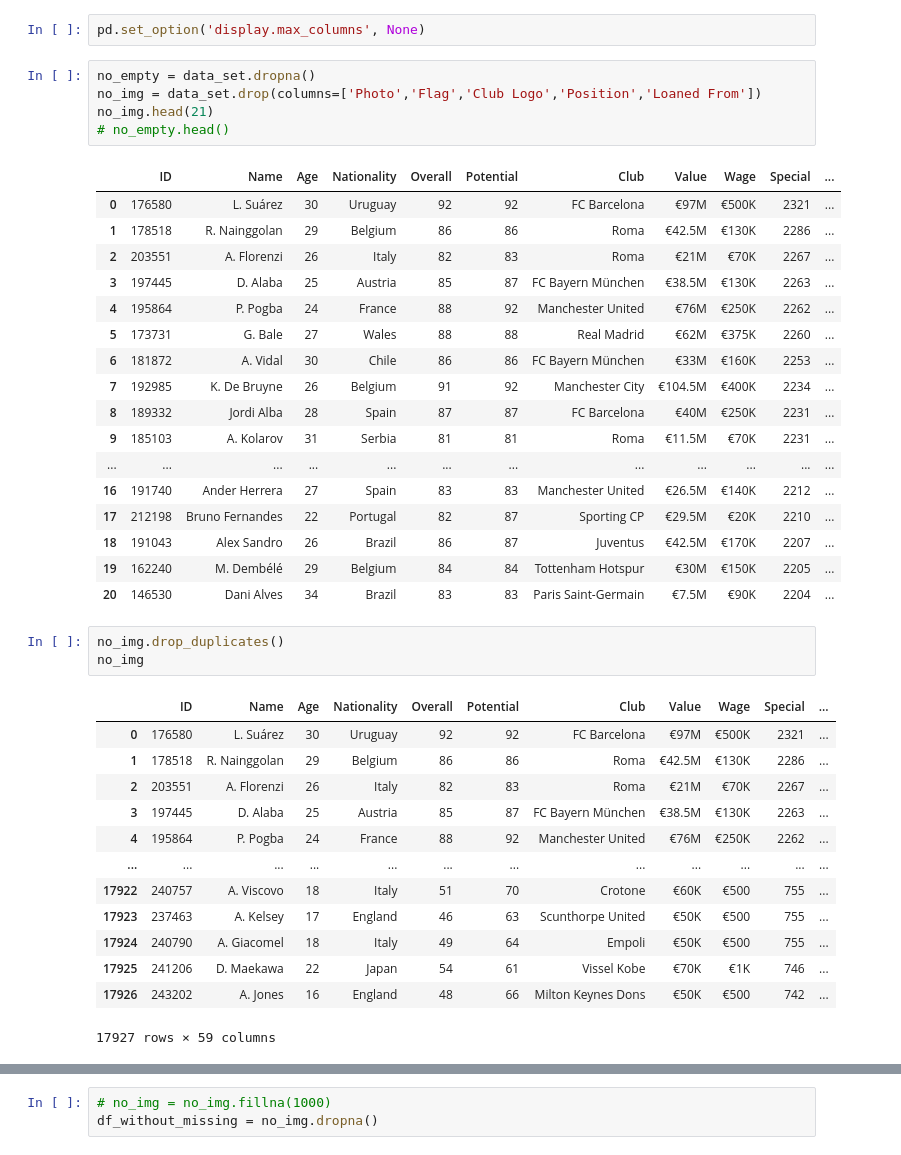
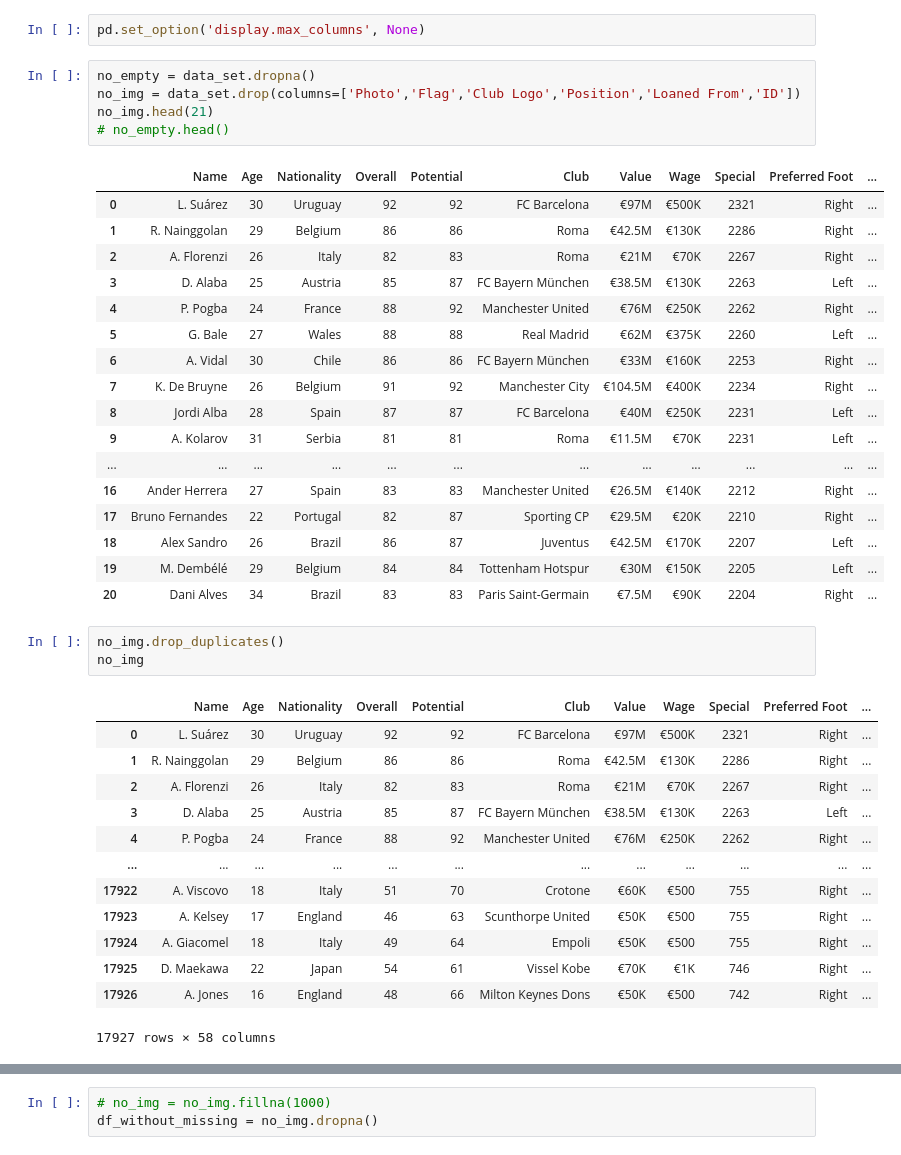
Before and after one commit to its4nas/Data-Mining, a Jupyter notebook: HW 1/HW1.ipynb, the cells around one changed output, grey strips where cells are left out. Drawn from its saved outputs; the diff is of its cells as text.

```diff
--- a/HW 1/HW1.ipynb
+++ b/HW 1/HW1.ipynb
@@ -19,44 +19,44 @@ data_set.head(10)
 pd.set_option('display.max_columns', None)
 # %%
 no_empty = data_set.dropna()
-no_img = data_set.drop(columns=['Photo','Flag','Club Logo','Position','Loaned From'])
+no_img = data_set.drop(columns=['Photo','Flag','Club Logo','Position','Loaned From','ID'])
 no_img.head(21)
 # no_empty.head()
 # %% [output]
-|  | ID | Name | Age | Nationality | Overall | Potential | Club | Value | Wage | Special | ... |
-| 0 | 176580 | L. Suárez | 30 | Uruguay | 92 | 92 | FC Barcelona | €97M | €500K | 2321 | ... |
-| 1 | 178518 | R. Nainggolan | 29 | Belgium | 86 | 86 | Roma | €42.5M | €130K | 2286 | ... |
-| 2 | 203551 | A. Florenzi | 26 | Italy | 82 | 83 | Roma | €21M | €70K | 2267 | ... |
-| 3 | 197445 | D. Alaba | 25 | Austria | 85 | 87 | FC Bayern München | €38.5M | €130K | 2263 | ... |
-| 4 | 195864 | P. Pogba | 24 | France | 88 | 92 | Manchester United | €76M | €250K | 2262 | ... |
-| 5 | 173731 | G. Bale | 27 | Wales | 88 | 88 | Real Madrid | €62M | €375K | 2260 | ... |
-| 6 | 181872 | A. Vidal | 30 | Chile | 86 | 86 | FC Bayern München | €33M | €160K | 2253 | ... |
-| 7 | 192985 | K. De Bruyne | 26 | Belgium | 91 | 92 | Manchester City | €104.5M | €400K | 2234 | ... |
-| 8 | 189332 | Jordi Alba | 28 | Spain | 87 | 87 | FC Barcelona | €40M | €250K | 2231 | ... |
-| 9 | 185103 | A. Kolarov | 31 | Serbia | 81 | 81 | Roma | €11.5M | €70K | 2231 | ... |
+|  | Name | Age | Nationality | Overall | Potential | Club | Value | Wage | Special | Preferred Foot | ... |
+| 0 | L. Suárez | 30 | Uruguay | 92 | 92 | FC Barcelona | €97M | €500K | 2321 | Right | ... |
+| 1 | R. Nainggolan | 29 | Belgium | 86 | 86 | Roma | €42.5M | €130K | 2286 | Right | ... |
+| 2 | A. Florenzi | 26 | Italy | 82 | 83 | Roma | €21M | €70K | 2267 | Right | ... |
+| 3 | D. Alaba | 25 | Austria | 85 | 87 | FC Bayern München | €38.5M | €130K | 2263 | Left | ... |
+| 4 | P. Pogba | 24 | France | 88 | 92 | Manchester United | €76M | €250K | 2262 | Right | ... |
+| 5 | G. Bale | 27 | Wales | 88 | 88 | Real Madrid | €62M | €375K | 2260 | Left | ... |
+| 6 | A. Vidal | 30 | Chile | 86 | 86 | FC Bayern München | €33M | €160K | 2253 | Right | ... |
+| 7 | K. De Bruyne | 26 | Belgium | 91 | 92 | Manchester City | €104.5M | €400K | 2234 | Right | ... |
+| 8 | Jordi Alba | 28 | Spain | 87 | 87 | FC Barcelona | €40M | €250K | 2231 | Left | ... |
+| 9 | A. Kolarov | 31 | Serbia | 81 | 81 | Roma | €11.5M | €70K | 2231 | Left | ... |
 | ... | ... | ... | ... | ... | ... | ... | ... | ... | ... | ... | ... |
-| 16 | 191740 | Ander Herrera | 27 | Spain | 83 | 83 | Manchester United | €26.5M | €140K | 2212 | ... |
-| 17 | 212198 | Bruno Fernandes | 22 | Portugal | 82 | 87 | Sporting CP | €29.5M | €20K | 2210 | ... |
-| 18 | 191043 | Alex Sandro | 26 | Brazil | 86 | 87 | Juventus | €42.5M | €170K | 2207 | ... |
-| 19 | 162240 | M. Dembélé | 29 | Belgium | 84 | 84 | Tottenham Hotspur | €30M | €150K | 2205 | ... |
-| 20 | 146530 | Dani Alves | 34 | Brazil | 83 | 83 | Paris Saint-Germain | €7.5M | €90K | 2204 | ... |
+| 16 | Ander Herrera | 27 | Spain | 83 | 83 | Manchester United | €26.5M | €140K | 2212 | Right | ... |
+| 17 | Bruno Fernandes | 22 | Portugal | 82 | 87 | Sporting CP | €29.5M | €20K | 2210 | Right | ... |
+| 18 | Alex Sandro | 26 | Brazil | 86 | 87 | Juventus | €42.5M | €170K | 2207 | Left | ... |
+| 19 | M. Dembélé | 29 | Belgium | 84 | 84 | Tottenham Hotspur | €30M | €150K | 2205 | Left | ... |
+| 20 | Dani Alves | 34 | Brazil | 83 | 83 | Paris Saint-Germain | €7.5M | €90K | 2204 | Right | ... |
 # %%
 no_img.drop_duplicates()
 no_img
 # %% [output]
-|  | ID | Name | Age | Nationality | Overall | Potential | Club | Value | Wage | Special | ... |
-| 0 | 176580 | L. Suárez | 30 | Uruguay | 92 | 92 | FC Barcelona | €97M | €500K | 2321 | ... |
-| 1 | 178518 | R. Nainggolan | 29 | Belgium | 86 | 86 | Roma | €42.5M | €130K | 2286 | ... |
-| 2 | 203551 | A. Florenzi | 26 | Italy | 82 | 83 | Roma | €21M | €70K | 2267 | ... |
-| 3 | 197445 | D. Alaba | 25 | Austria | 85 | 87 | FC Bayern München | €38.5M | €130K | 2263 | ... |
-| 4 | 195864 | P. Pogba | 24 | France | 88 | 92 | Manchester United | €76M | €250K | 2262 | ... |
+|  | Name | Age | Nationality | Overall | Potential | Club | Value | Wage | Special | Preferred Foot | ... |
+| 0 | L. Suárez | 30 | Uruguay | 92 | 92 | FC Barcelona | €97M | €500K | 2321 | Right | ... |
+| 1 | R. Nainggolan | 29 | Belgium | 86 | 86 | Roma | €42.5M | €130K | 2286 | Right | ... |
+| 2 | A. Florenzi | 26 | Italy | 82 | 83 | Roma | €21M | €70K | 2267 | Right | ... |
+| 3 | D. Alaba | 25 | Austria | 85 | 87 | FC Bayern München | €38.5M | €130K | 2263 | Left | ... |
+| 4 | P. Pogba | 24 | France | 88 | 92 | Manchester United | €76M | €250K | 2262 | Right | ... |
 | ... | ... | ... | ... | ... | ... | ... | ... | ... | ... | ... | ... |
-| 17922 | 240757 | A. Viscovo | 18 | Italy | 51 | 70 | Crotone | €60K | €500 | 755 | ... |
-| 17923 | 237463 | A. Kelsey | 17 | England | 46 | 63 | Scunthorpe United | €50K | €500 | 755 | ... |
-| 17924 | 240790 | A. Giacomel | 18 | Italy | 49 | 64 | Empoli | €50K | €500 | 755 | ... |
-| 17925 | 241206 | D. Maekawa | 22 | Japan | 54 | 61 | Vissel Kobe | €70K | €1K | 746 | ... |
-| 17926 | 243202 | A. Jones | 16 | England | 48 | 66 | Milton Keynes Dons | €50K | €500 | 742 | ... |
+| 17922 | A. Viscovo | 18 | Italy | 51 | 70 | Crotone | €60K | €500 | 755 | Right | ... |
+| 17923 | A. Kelsey | 17 | England | 46 | 63 | Scunthorpe United | €50K | €500 | 755 | Right | ... |
+| 17924 | A. Giacomel | 18 | Italy | 49 | 64 | Empoli | €50K | €500 | 755 | Right | ... |
+| 17925 | D. Maekawa | 22 | Japan | 54 | 61 | Vissel Kobe | €70K | €1K | 746 | Right | ... |
+| 17926 | A. Jones | 16 | England | 48 | 66 | Milton Keynes Dons | €50K | €500 | 742 | Right | ... |
-17927 rows × 59 columns
+17927 rows × 58 columns
 # %%
 for x in no_img.index:
     if no_img.loc[x]["Finishing"] < 50:
```
Also changed, not shown: parts of 1 cell of this notebook, 1 other file.
